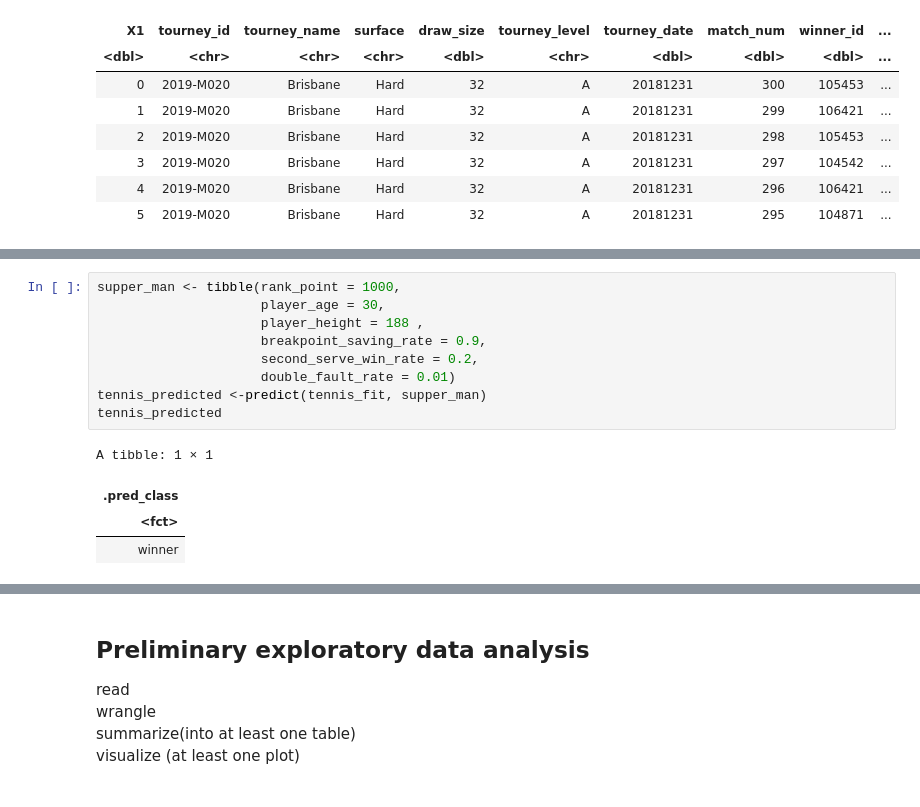
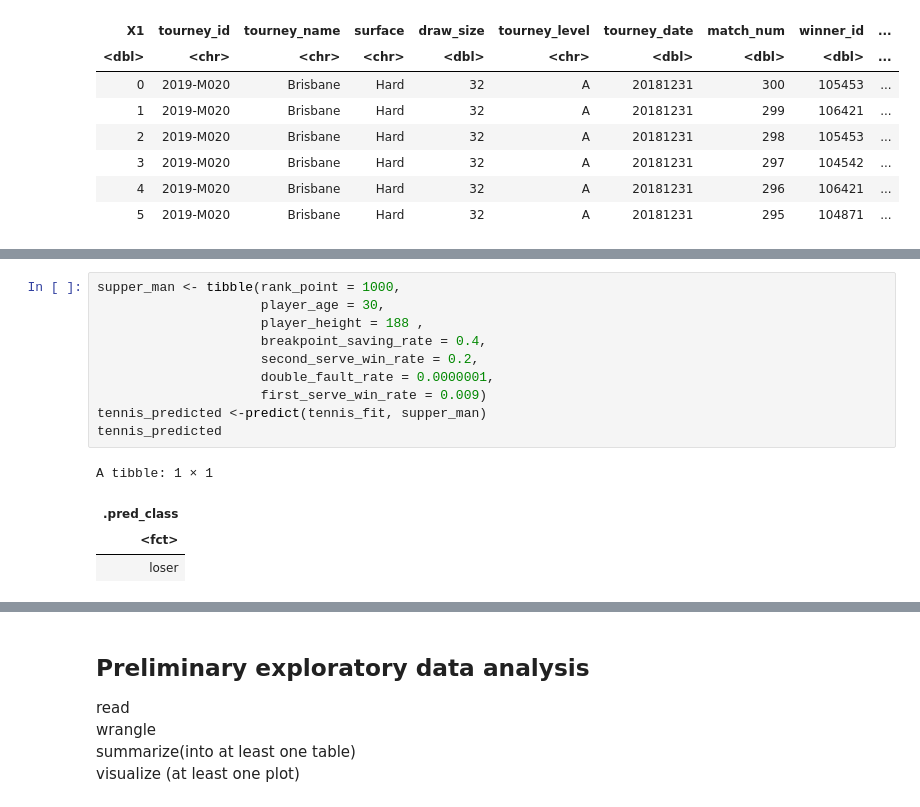
Before and after one commit to SimonYYL/DSCI_100_group19_group_project, a Jupyter notebook: project_proposal_draft.ipynb, the cells around one changed output, grey strips where cells are left out. Drawn from its saved outputs; the diff is of its cells as text.

```diff
--- a/project_proposal_draft.ipynb
+++ b/project_proposal_draft.ipynb
@@ -192,14 +302,15 @@ tennis_fit <- workflow() %>%
 # %%
 supper_man <- tibble(rank_point = 1000,
                      player_age = 30,
                      player_height = 188 ,
-                     breakpoint_saving_rate = 0.9,
+                     breakpoint_saving_rate = 0.4,
                      second_serve_win_rate = 0.2,
-                     double_fault_rate = 0.01)
+                     double_fault_rate = 0.0000001,
+                     first_serve_win_rate = 0.009)
 tennis_predicted <-predict(tennis_fit, supper_man)
 tennis_predicted
 # %% [output]
 A tibble: 1 × 1
 | .pred_class |
 | <fct> |
-| winner |
+| loser |
```
Also changed, not shown: parts of 6 cells of this notebook.
